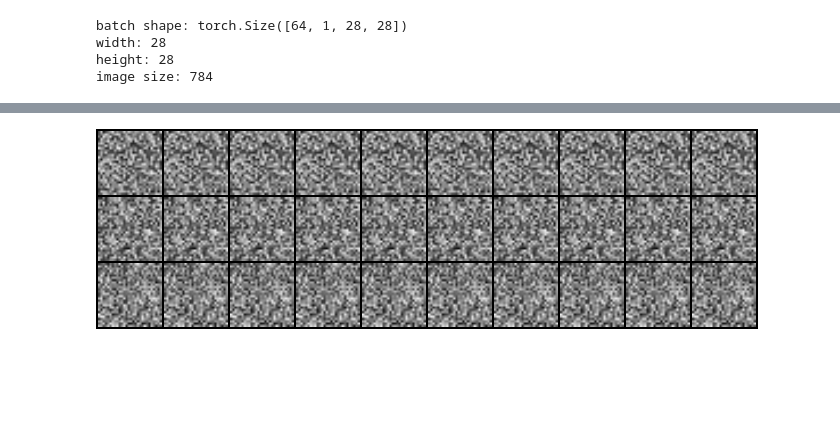
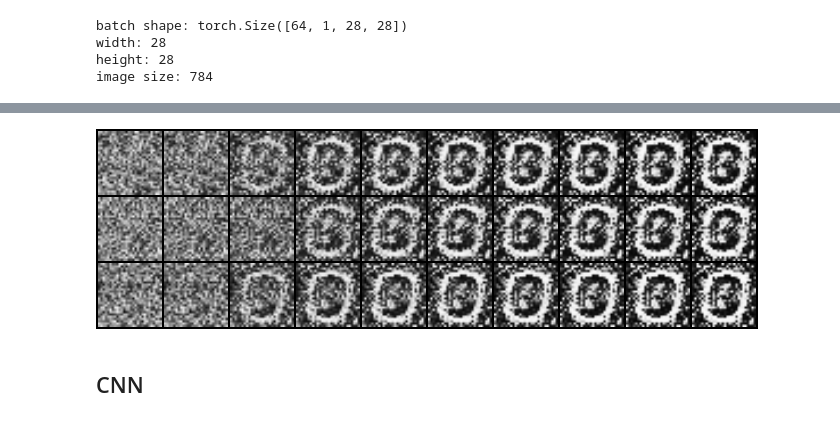
Before and after one commit to misya11p/generative-models, a Jupyter notebook: EBM.ipynb, the cells around one changed output, grey strips where cells are left out. Saved outputs shown, nothing was run; the diff lists cells and outputs as text; code cells hidden in the pictures; blank space fills up the shorter version.

```diff
--- a/EBM.ipynb
+++ b/EBM.ipynb
@@ -78 +133,7 @@ device = torch.device('cuda' if torch.cuda.is_available() else 'cpu')
+# %%
+draw_hist(model, n_images=3, **gen_kwargs)
+# %% [output]
+[figure, added]
+# %% [markdown]
+## CNN
 # %%
@@ -142,6 +166,0 @@ def train(model, optim, n_epochs, n_iter=100, eta=1e-3, clamp=0.3):
-# %%
-model = EnergyModel().to(device)
-optimizer = optim.Adam(model.parameters(), lr=1e-4)
-draw_hist(model, 3, 10, 100)
-# %% [output]
-[figure, removed]
```
Also changed, not shown: parts of 18 cells of this notebook.
